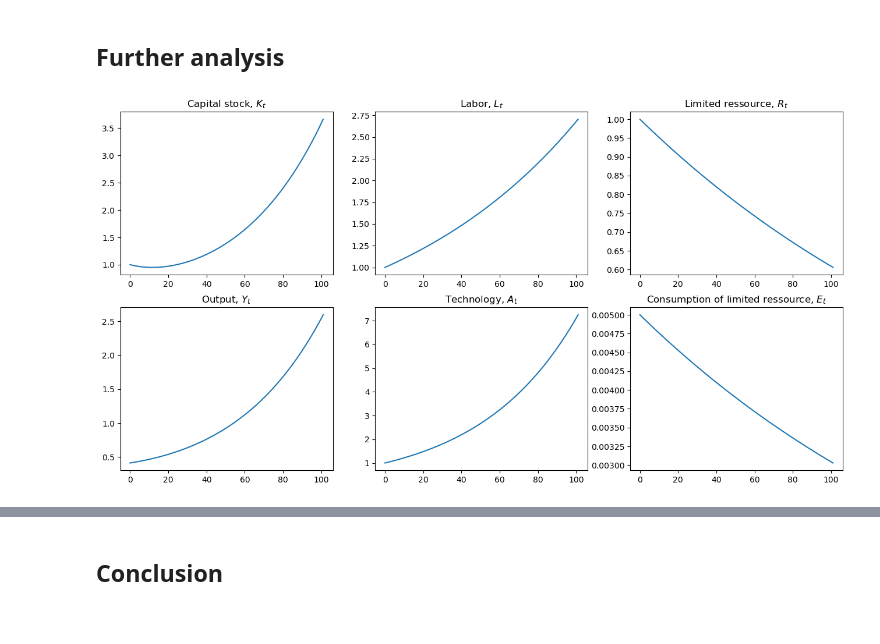
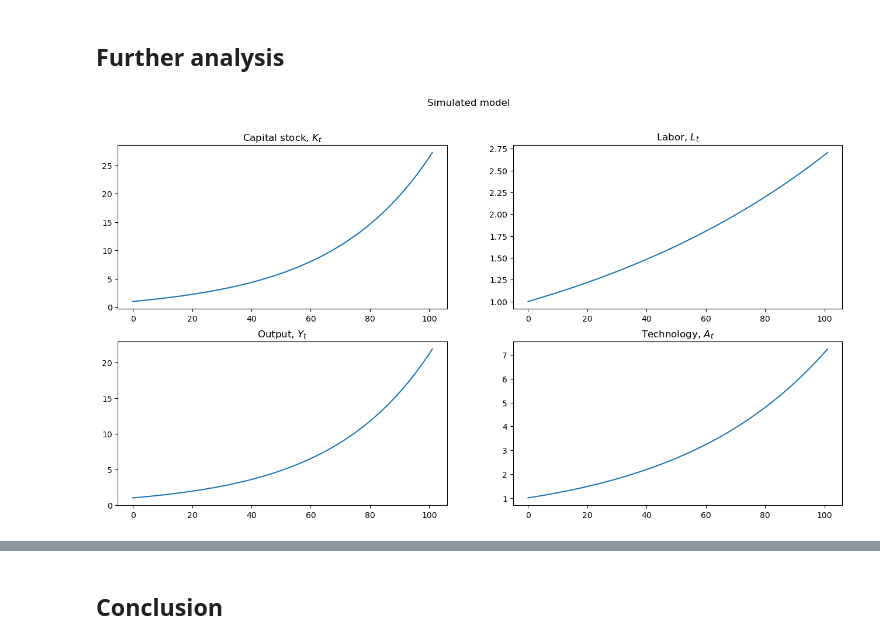
Before and after one commit to NumEconCopenhagen/projects-2023-valros, a Jupyter notebook: modelproject/modelproject.ipynb, the cells around one changed output, grey strips where cells are left out. Saved outputs shown, nothing was run; the diff lists cells and outputs as text; code cells hidden in the pictures.

Commit message:
fully implemented the baseline model

```diff
--- a/modelproject/modelproject.ipynb
+++ b/modelproject/modelproject.ipynb
@@ -158,6 +181,6 @@ model.convergence_plot()
 # %% [markdown]
 ## Further analysis
 # %%
-model.simulate(do_print=True)
+model.simulate(periods = 100, ext=False,do_print=True)
 # %% [output]
-[figure, old version]
+[figure, new version]
```
Also changed, not shown: parts of 7 cells of this notebook, 1 other file.
